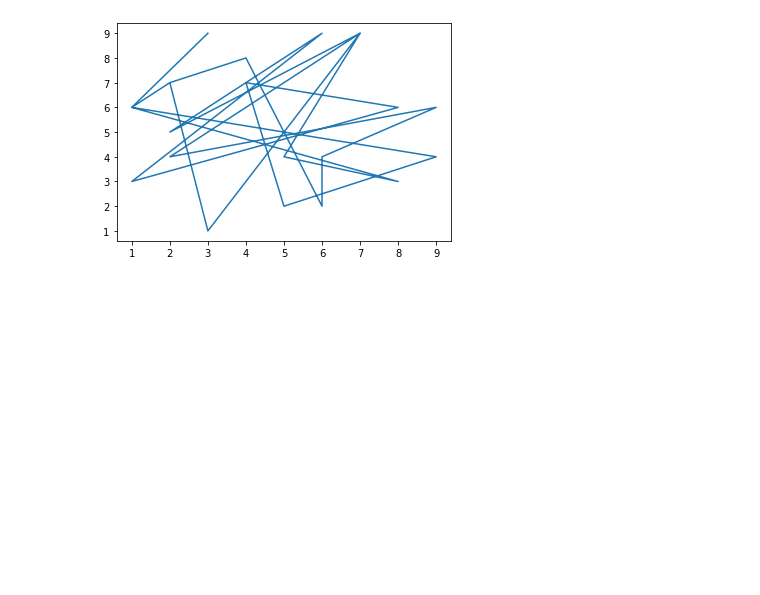
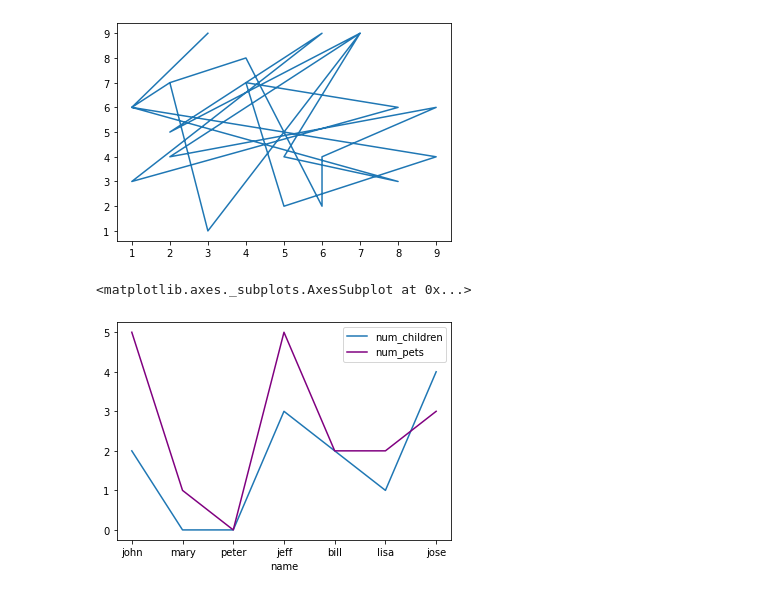
Before and after one commit to MayuVegeta/MSc-Part-1-503-FDS, a Jupyter notebook: Graph.ipynb, the cells around one changed output. Cells and saved outputs as stored; diff of their text form; code cells hidden in the pictures; blank space fills up the shorter version.

```diff
--- a/Graph.ipynb
+++ b/Graph.ipynb
@@ -79,3 +79,24 @@ ax.plot(x, y)
 # %% [output]
 [<matplotlib.lines.Line2D at 0x...>]
 [figure]
+# %%
+import pandas as pd
+df = pd.DataFrame({
+    'name':['john','mary','peter','jeff','bill','lisa','jose'],
+    'age':[23,78,22,19,45,33,20],
+    'gender':['M','F','M','M','M','F','M'],
+    'state':['california','dc','california','dc','california','texas','texas'],
+    'num_children':[2,0,0,3,2,1,4],
+    'num_pets':[5,1,0,5,2,2,3]
+})
+
+#From pandas to plot multiple plots on same figure
+#gca stands for 'get current axis'
+
+ax = plt.gca()
+
+df.plot(kind='line',x='name',y='num_children',ax=ax)
+df.plot(kind='line',x='name',y='num_pets', color = 'purple', ax=ax)
+# %% [output]
+<matplotlib.axes._subplots.AxesSubplot at 0x...>
+[figure, added]
```
